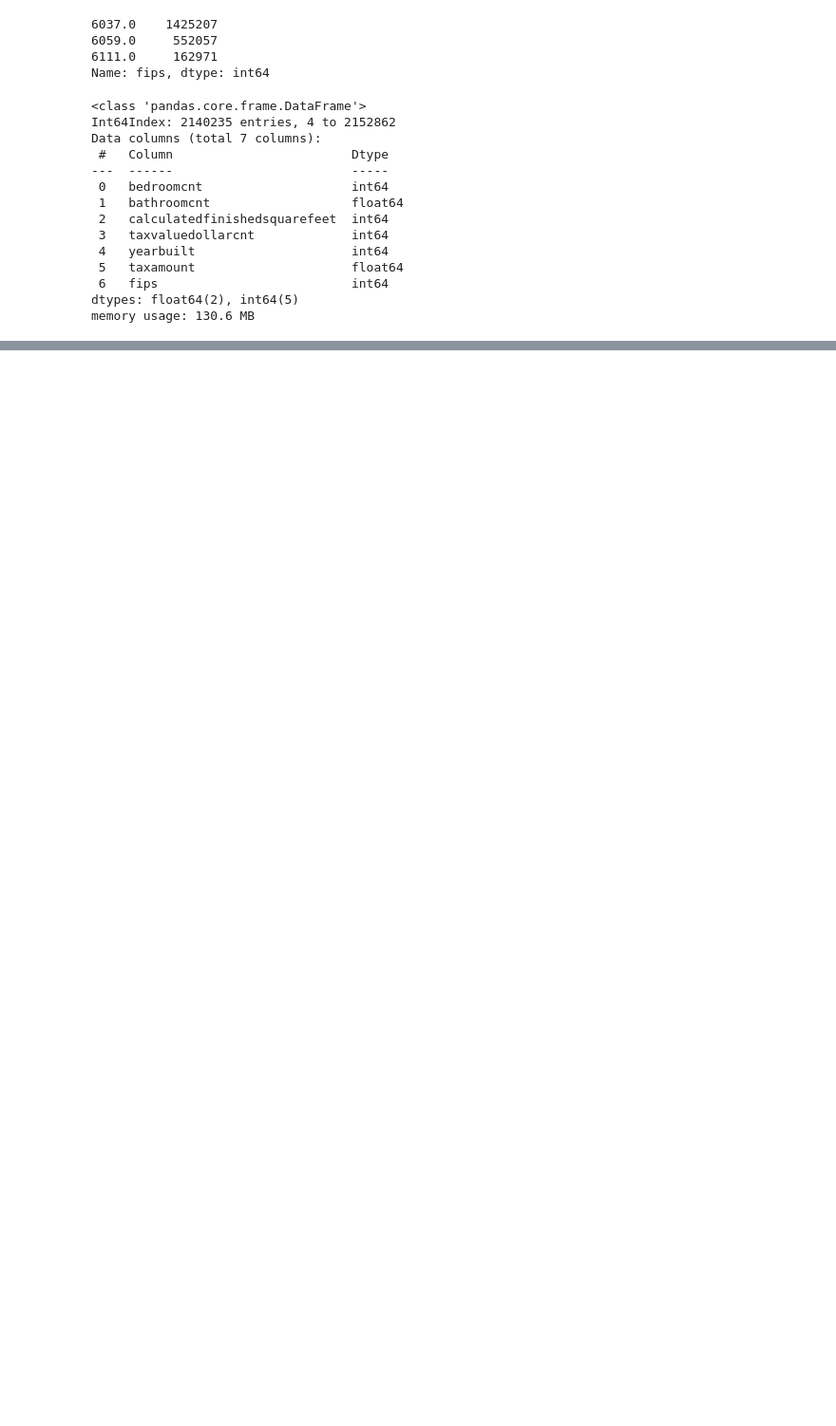
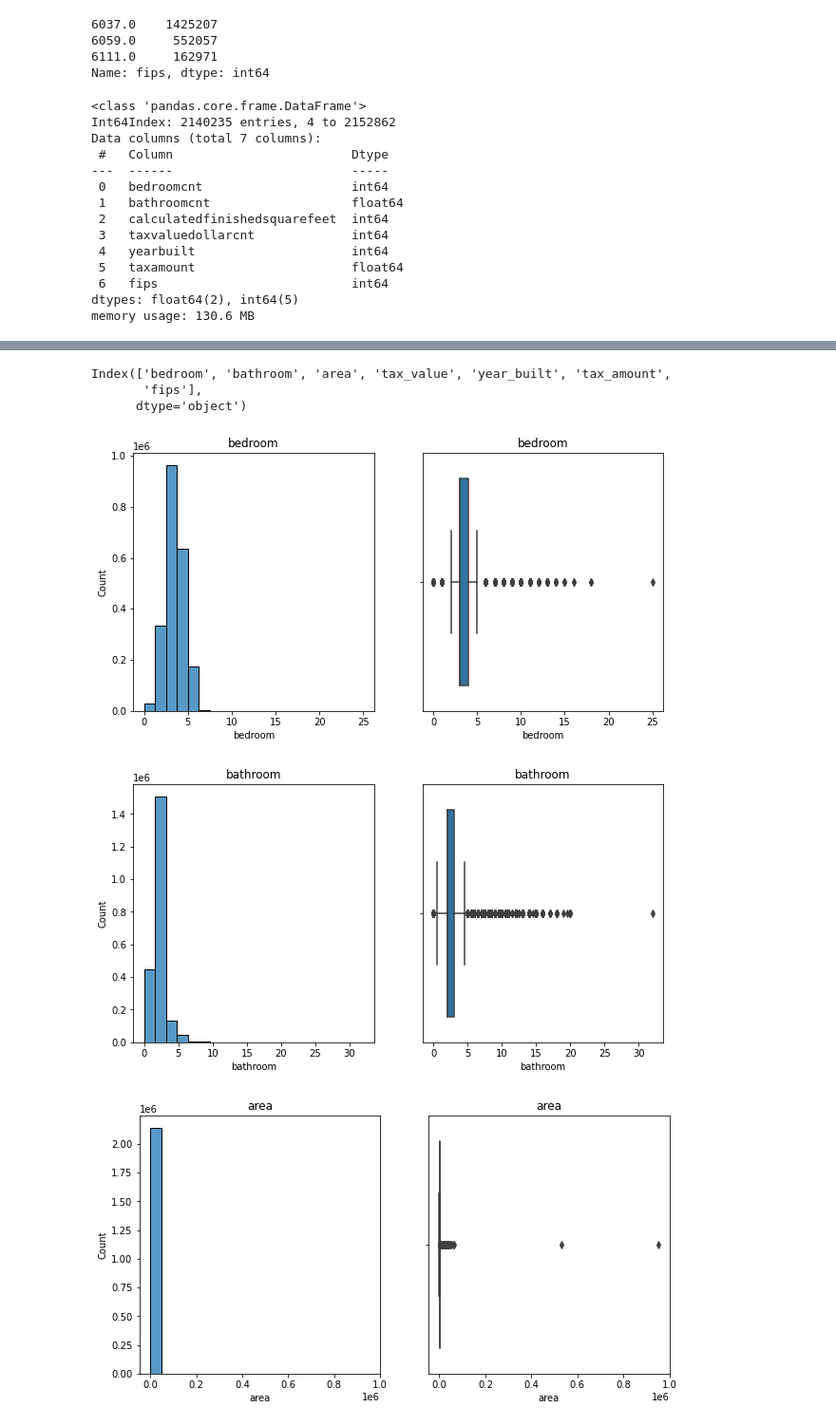
Before and after one commit to rajeshlamichhane04/regression-exercises, a Jupyter notebook: wrangle.ipynb, the cells around one changed output, grey strips where cells are left out. Shown: that part at 95% size. Cells and saved outputs as stored; diff of their text form; code cells hidden in the pictures; blank space fills up the shorter version.

```diff
--- a/wrangle.ipynb
+++ b/wrangle.ipynb
@@ -310,9 +323,3 @@ Data columns (total 7 columns):
  6   fips                          int64
 dtypes: float64(2), int64(5)
 memory usage: 130.6 MB
-# %%
-#plot histoplot to see distribution of data
-for i in df.columns:
-    sns.histplot(df[i], bins = 20)
-    plt.title(i)
-    plt.show()
@@ -326,0 +326,27 @@ for i in df.columns:
+# %%
+#rename columns to industry standard
+df = df.rename(columns = {'bedroomcnt':'bedroom','bathroomcnt':"bathroom",'calculatedfinishedsquarefeet':'area',
+                    'taxvaluedollarcnt':'tax_value', 'yearbuilt':'year_built','taxamount':'tax_amount','fips':'fips'})
+# %%
+#new column names
+df.columns
+# %% [output]
+Index(['bedroom', 'bathroom', 'area', 'tax_value', 'year_built', 'tax_amount',
+       'fips'],
+      dtype='object')
+# %%
+#plot histoplot and boxplot to see distribution of data
+for i in df.columns:
+    plt.figure(figsize=(10,5))
+    plt.subplot(121)
+    sns.histplot(x= i, data = df, bins = 20)
+    plt.title(i)
+
+    plt.subplot(122)
+    sns.boxplot(x=i, data =df)
+    plt.title(i)
+    plt.show()
+# %% [output]
+[figure, added]
+[figure, added]
+[figure, added]
```
Also changed, not shown: parts of 22 cells of this notebook.
